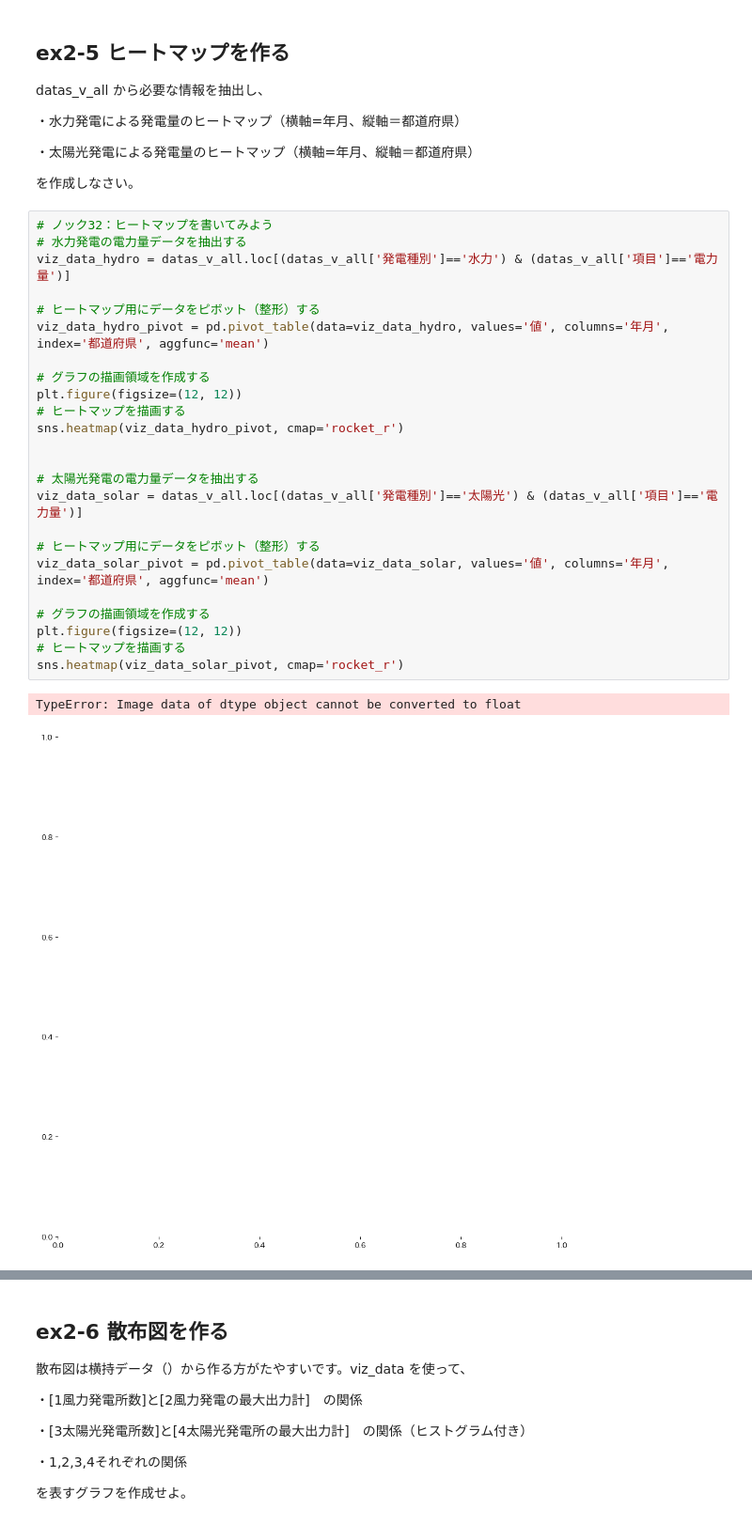
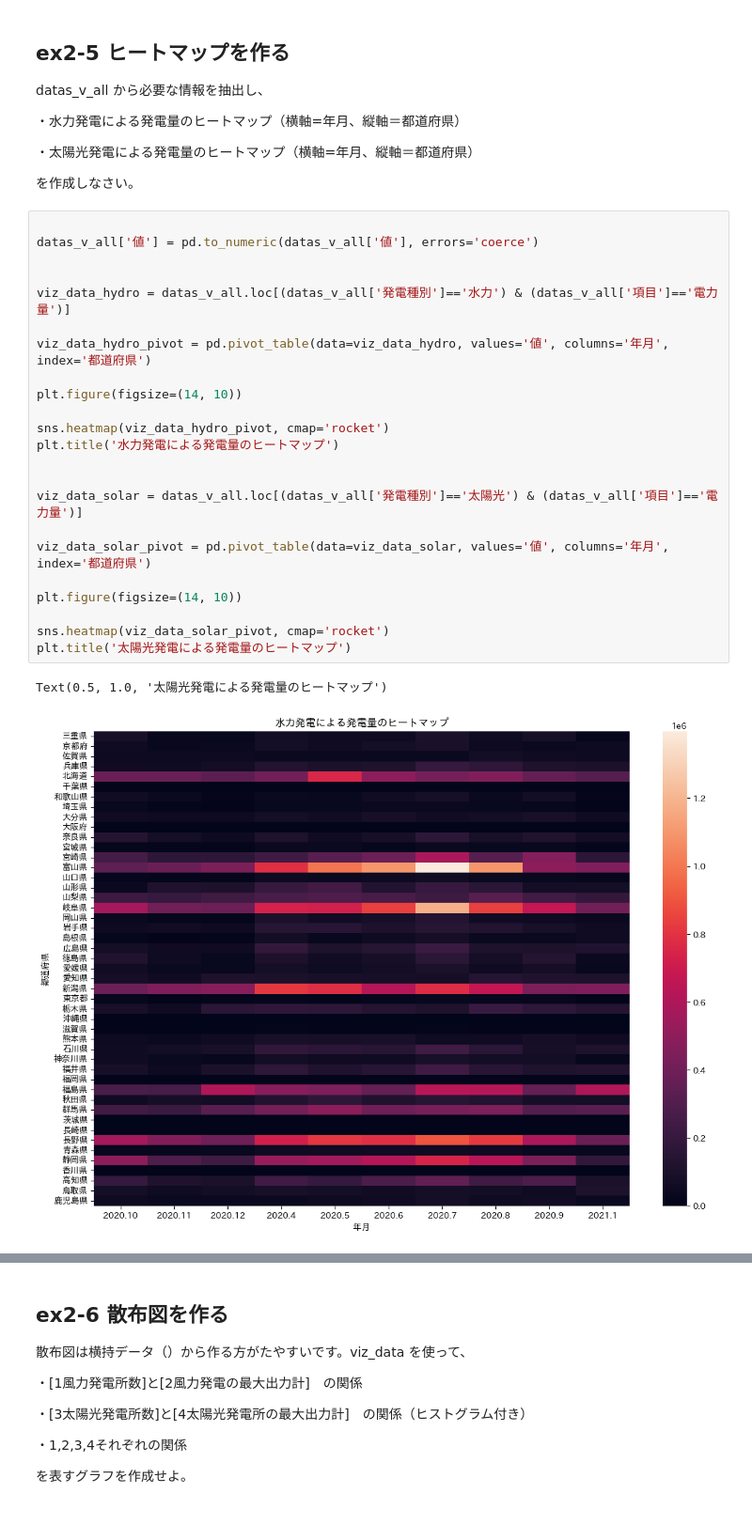
Before and after one commit to mattu117117/For-classroom, a Jupyter notebook: ex2_B231810.ipynb, the cells around one changed output, grey strips where cells are left out. Shown at 94% size. Cells and saved outputs as stored; diff of their text form.

```diff
--- a/ex2_B231810.ipynb
+++ b/ex2_B231810.ipynb
@@ -267,29 +254,28 @@ datas_v_all から必要な情報を抽出し、
 
 を作成しなさい。
 # %%
-# ノック32：ヒートマップを書いてみよう
-# 水力発電の電力量データを抽出する
+
+datas_v_all['値'] = pd.to_numeric(datas_v_all['値'], errors='coerce')
+
+
 viz_data_hydro = datas_v_all.loc[(datas_v_all['発電種別']=='水力') & (datas_v_all['項目']=='電力量')]
 
-# ヒートマップ用にデータをピボット（整形）する
-viz_data_hydro_pivot = pd.pivot_table(data=viz_data_hydro, values='値', columns='年月', index='都道府県', aggfunc='mean')
+viz_data_hydro_pivot = pd.pivot_table(data=viz_data_hydro, values='値', columns='年月', index='都道府県')
 
-# グラフの描画領域を作成する
-plt.figure(figsize=(12, 12))
-# ヒートマップを描画する
-sns.heatmap(viz_data_hydro_pivot, cmap='rocket_r')
+plt.figure(figsize=(14, 10))
+
+sns.heatmap(viz_data_hydro_pivot, cmap='rocket')
+plt.title('水力発電による発電量のヒートマップ')
 
 
-# 太陽光発電の電力量データを抽出する
 viz_data_solar = datas_v_all.loc[(datas_v_all['発電種別']=='太陽光') & (datas_v_all['項目']=='電力量')]
 
-# ヒートマップ用にデータをピボット（整形）する
-viz_data_solar_pivot = pd.pivot_table(data=viz_data_solar, values='値', columns='年月', index='都道府県', aggfunc='mean')
+viz_data_solar_pivot = pd.pivot_table(data=viz_data_solar, values='値', columns='年月', index='都道府県')
 
-# グラフの描画領域を作成する
-plt.figure(figsize=(12, 12))
-# ヒートマップを描画する
-sns.heatmap(viz_data_solar_pivot, cmap='rocket_r')
+plt.figure(figsize=(14, 10))
+
+sns.heatmap(viz_data_solar_pivot, cmap='rocket')
+plt.title('太陽光発電による発電量のヒートマップ')
 # %% [output]
-TypeError: Image data of dtype object cannot be converted to float
+Text(0.5, 1.0, '太陽光発電による発電量のヒートマップ')
-[figure, old version]
+[figure, new version]
```
Also changed, not shown: parts of 6 cells of this notebook.
